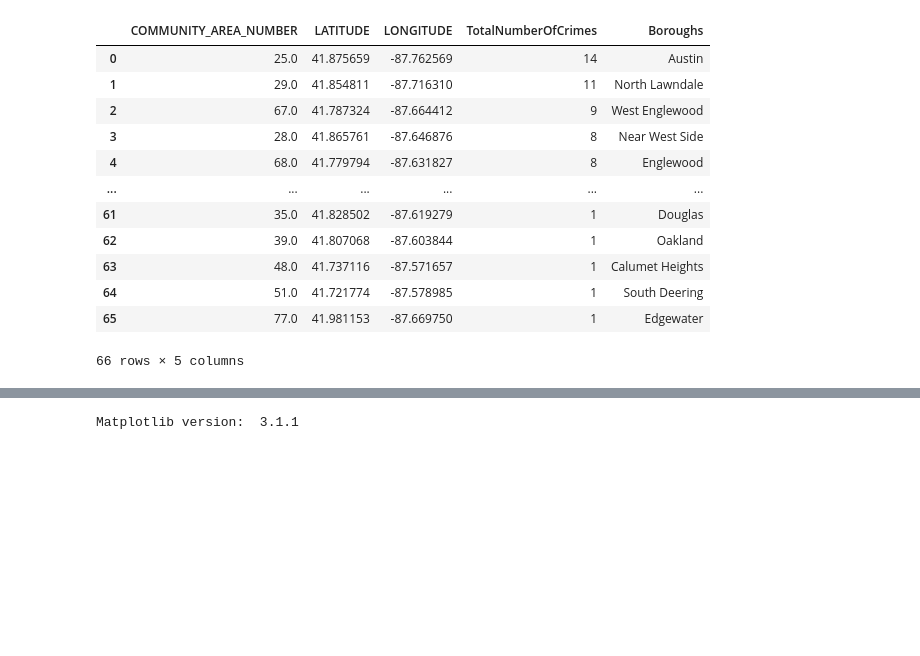
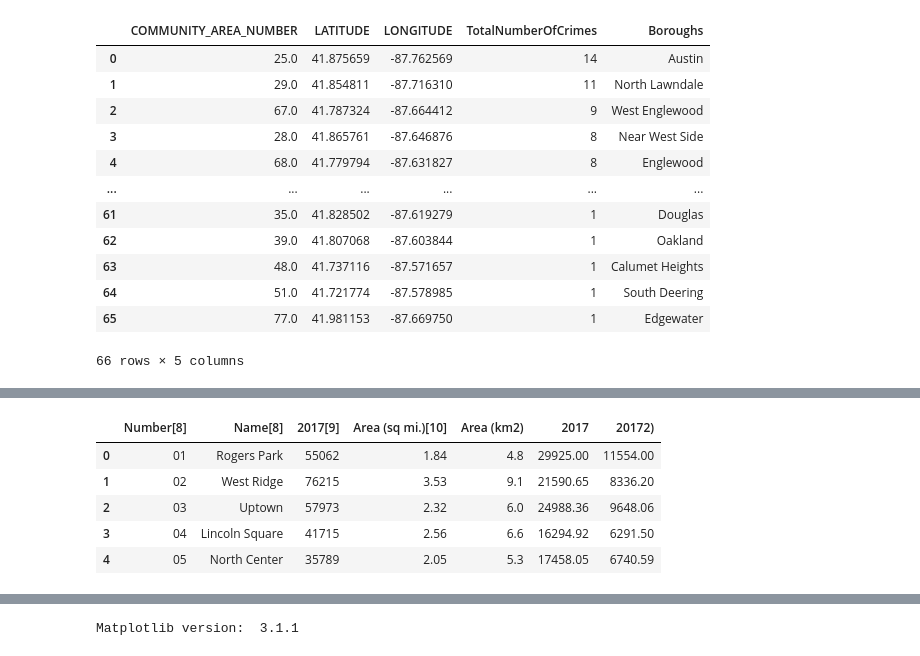
Before and after one commit to Abdulrahman-Falyoun/Coursera_Capstone, a Jupyter notebook: capstone_1.ipynb, the cells around one changed output, grey strips where cells are left out. Cells and saved outputs as stored; diff of their text form; code cells hidden in the pictures; blank space fills up the shorter version.

```diff
--- a/capstone_1.ipynb
+++ b/capstone_1.ipynb
@@ -411,0 +472,10 @@ sorted_ldf
+# %%
+wiki_table = pd.read_html(str(table[0]), index_col=None, header=0)[0]
+wiki_table.head()
+# %% [output]
+|  | Number[8] | Name[8] | 2017[9] | Area (sq mi.)[10] | Area (km2) | 2017 | 20172) |
+| 0 | 01 | Rogers Park | 55062 | 1.84 | 4.8 | 29925.00 | 11554.00 |
+| 1 | 02 | West Ridge | 76215 | 3.53 | 9.1 | 21590.65 | 8336.20 |
+| 2 | 03 | Uptown | 57973 | 2.32 | 6.0 | 24988.36 | 9648.06 |
+| 3 | 04 | Lincoln Square | 41715 | 2.56 | 6.6 | 16294.92 | 6291.50 |
+| 4 | 05 | North Center | 35789 | 2.05 | 5.3 | 17458.05 | 6740.59 |
```
Also changed, not shown: parts of 4 cells of this notebook.
